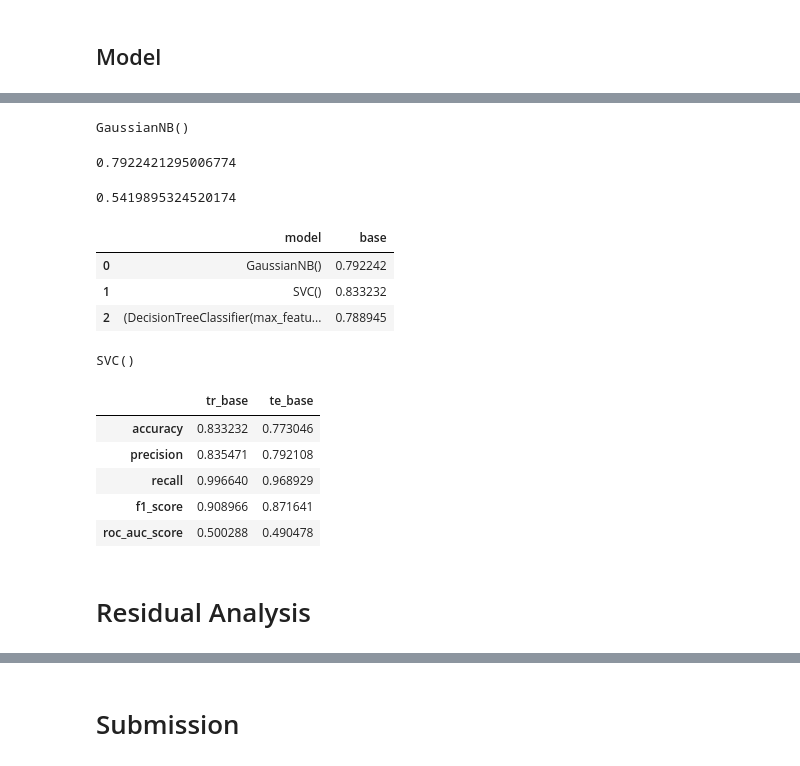
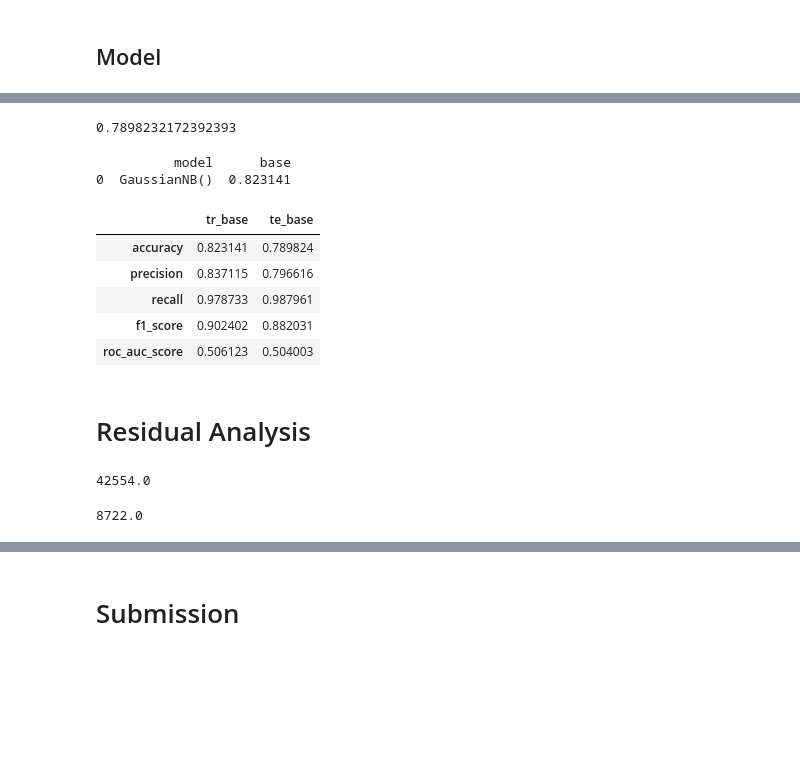
Before and after one commit to cmd-master/airline, a Jupyter notebook: airline-delays.ipynb, the cells around one changed output, grey strips where cells are left out. Drawn from its saved outputs; the diff is of its cells as text; code cells hidden in the pictures; blank space fills up the shorter version.

```diff
--- a/airline-delays.ipynb
+++ b/airline-delays.ipynb
@@ -174,8 +174,10 @@ def convertUTC(a):
     a['std_z_date'] = pd.to_datetime(a['std_z_date_time'].dt.date)
 
     a['dep_banks'] = pd.cut(a['std_ls_date_time'].dt.hour
-                            , bins=[0, 9, 12, 17, 20]
-                            , labels=['pre-morning', 'morning', 'afternoon', 'night'])
+                         , bins=[0, 7, 12, 18, 24]
+                         , right=False
+                         , labels=['pre-morning', 'morning', 'afternoon', 'night'])
+
 
     return a
 
@@ -186,6 +188,7 @@ def getWeather(a):
     a.loc[a['origin_airport'] == 'LAW', 'origin_icao'] = 'KFSI'
 
     a['station'] = a['origin_icao'].map(wstation['id'])
+    a['station'] = a['origin_icao'].map(wstation['id'])
 
     h = Daily(list(set(a['station'].values))).fetch()
     h.index.names = ['station', 'std_z_date']
@@ -208,6 +211,9 @@ df = getWeather(df)
 df.drop(['orig_timezone', 'dest_timezone'], axis=1, inplace=True) ## Drop these before to_parquet.
 
 # df.to_parquet('df.parquet', engine='pyarrow')
+# %%
+# Temporary
+df['airport_delay'] = df.groupby(['origin_airport', 'dep_banks'])['departure_delay'].transform(lambda x: x.sum())
 # %%
 ### Organize
 dly = [x for x in df.columns if 'delay' in x]
@@ -366,12 +379,21 @@ class DataSelect(BaseEstimator, TransformerMixin):
 # %%
 num_pp = Pipeline([
     ('dataselect', DataSelect([
-        'tavg', 'tmin', 'tmax', 'prcp'
-        , 'snow', 'wdir', 'wspd', 'wpgt'
-        , 'pres', 'tsun'
+        'tavg'
+        , 'tmin'
+        , 'tmax'
+        , 'prcp'
+        , 'snow'
+        , 'wdir'
+        , 'wspd'
+#         , 'wpgt'
+        , 'pres'
+#         , 'tsun'
+#         , 'arrival_delay'
+        , 'airport_delay'
     ]))
     , ('impute', SimpleImputer(strategy='mean'))
-    , ('scaler', StandardScaler())
+#     , ('scaler', StandardScaler())
 ])
 
 cat_pp = Pipeline([
@@ -379,6 +401,7 @@ cat_pp = Pipeline([
      'airline'
         , 'dep_banks'
         , 'origin_airport'
+        , 'day_of_week'
     ]))
     , ('encoder', OneHotEncoder(sparse_output=False, handle_unknown='ignore'))
 ])
@@ -409,21 +431,12 @@ from sklearn.ensemble import RandomForestClassifier
-# %%
-gnb = GaussianNB()
-gnb.fit(train_pp, train[target])
-# %% [output]
-GaussianNB()
-# %%
-cross_val_score(gnb, train_pp, train[target]).mean()
-# %% [output]
-0.7922421295006774
 # %%
 cross_val_score(gnb, test_pp, test[target]).mean()
 # %% [output]
-0.5419895324520174
+0.7898232172392393
 # %%
 machines = [
     GaussianNB()
-    , SVC()
-    , RandomForestClassifier(random_state=0)
+#     , SVC()
+#     , RandomForestClassifier(random_state=0)
 ]
 
 def getBaseline(lst, X, y):
@@ -437,47 +450,42 @@ def getBaseline(lst, X, y):
     return pd.DataFrame(rt)
 
 models = getBaseline(machines, train_pp,  train[target])
-models
+print(models)
+model = models.iloc[0]['model']
 # %% [output]
-|  | model | base |
-| 0 | GaussianNB() | 0.792242 |
-| 1 | SVC() | 0.833232 |
-| 2 | (DecisionTreeClassifier(max_featu... | 0.788945 |
+          model      base
+0  GaussianNB()  0.823141
-# %%
-models.iloc[1].model
-# %% [output]
-SVC()
 # %%
 from sklearn.metrics import accuracy_score, precision_score, recall_score, f1_score, roc_auc_score
 from sklearn.model_selection import cross_val_predict
 
 def getScores(m, X, y):
     prediction = cross_val_predict(m, X, y)
     return {
         'accuracy': accuracy_score(y, prediction)
         , 'precision': precision_score(y, prediction)
         , 'recall': recall_score(y, prediction)
         , 'f1_score': f1_score(y, prediction)
         , 'roc_auc_score': roc_auc_score(y, prediction)
     }
 
 scores = pd.DataFrame({
-    'tr_base': getScores(models.iloc[1].model, train_pp, train[target])
+    'tr_base': getScores(model, train_pp, train[target])
 #     , 'tr_tune': getScores(model_tune, train_pre, train[target])
-    , 'te_base': getScores(models.iloc[1].model, test_pp, test[target])
+    , 'te_base': getScores(model, test_pp, test[target])
 #     , 'te_tune': getScores(model_tune, test_pre, test[target])
 })
 
 # scores['tr_diff'] = (scores['tr_tune'] / scores['tr_base'] -1) * 100
 # scores['te_diff'] = (scores['te_tune'] / scores['te_base'] -1) * 100
 # scores.drop(['tr_base', 'te_base'], axis=1, inplace=True)
 scores
 # %% [output]
 |  | tr_base | te_base |
-| accuracy | 0.833232 | 0.773046 |
-| precision | 0.835471 | 0.792108 |
-| recall | 0.996640 | 0.968929 |
-| f1_score | 0.908966 | 0.871641 |
-| roc_auc_score | 0.500288 | 0.490478 |
+| accuracy | 0.823141 | 0.789824 |
+| precision | 0.837115 | 0.796616 |
+| recall | 0.978733 | 0.987961 |
+| f1_score | 0.902402 | 0.882031 |
+| roc_auc_score | 0.506123 | 0.504003 |
 # %% [markdown]
 # Residual Analysis
@@ -483,0 +497,8 @@ scores
+# %%
+train[target].sum()
+# %% [output]
+42554.0
+# %%
+test[target].sum()
+# %% [output]
+8722.0
```
Also changed, not shown: parts of 17 cells of this notebook.
